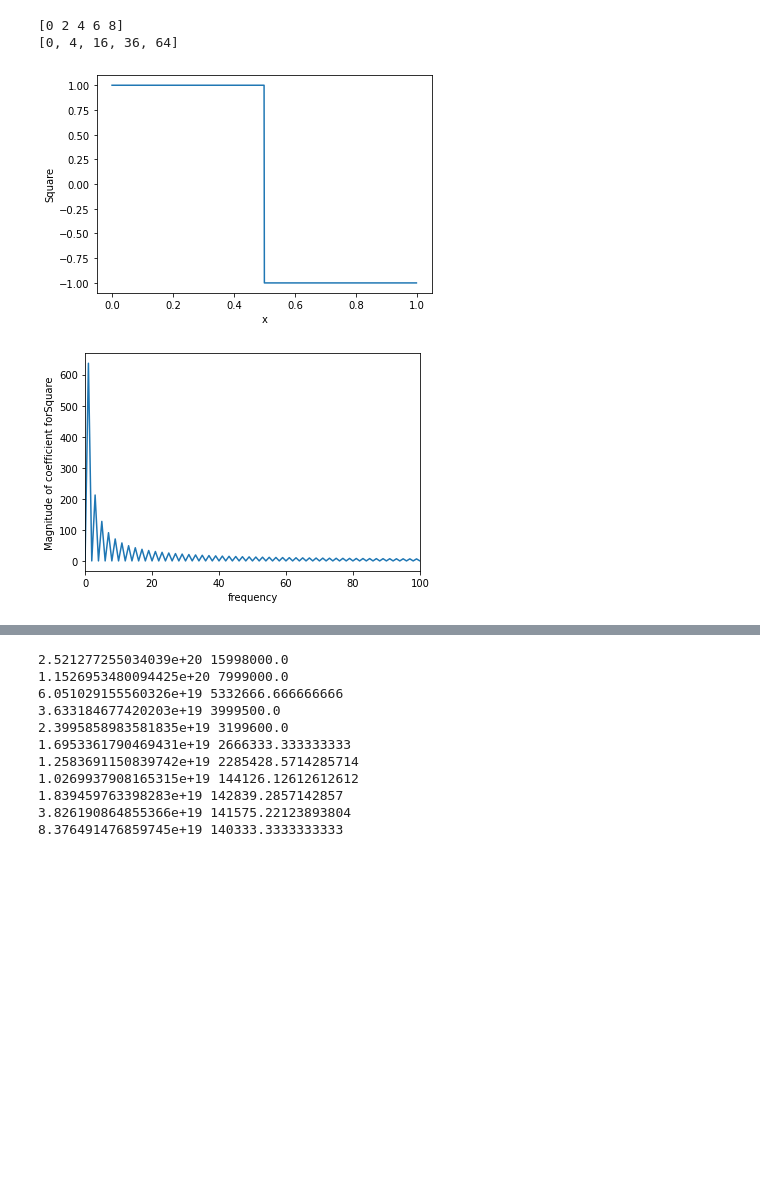
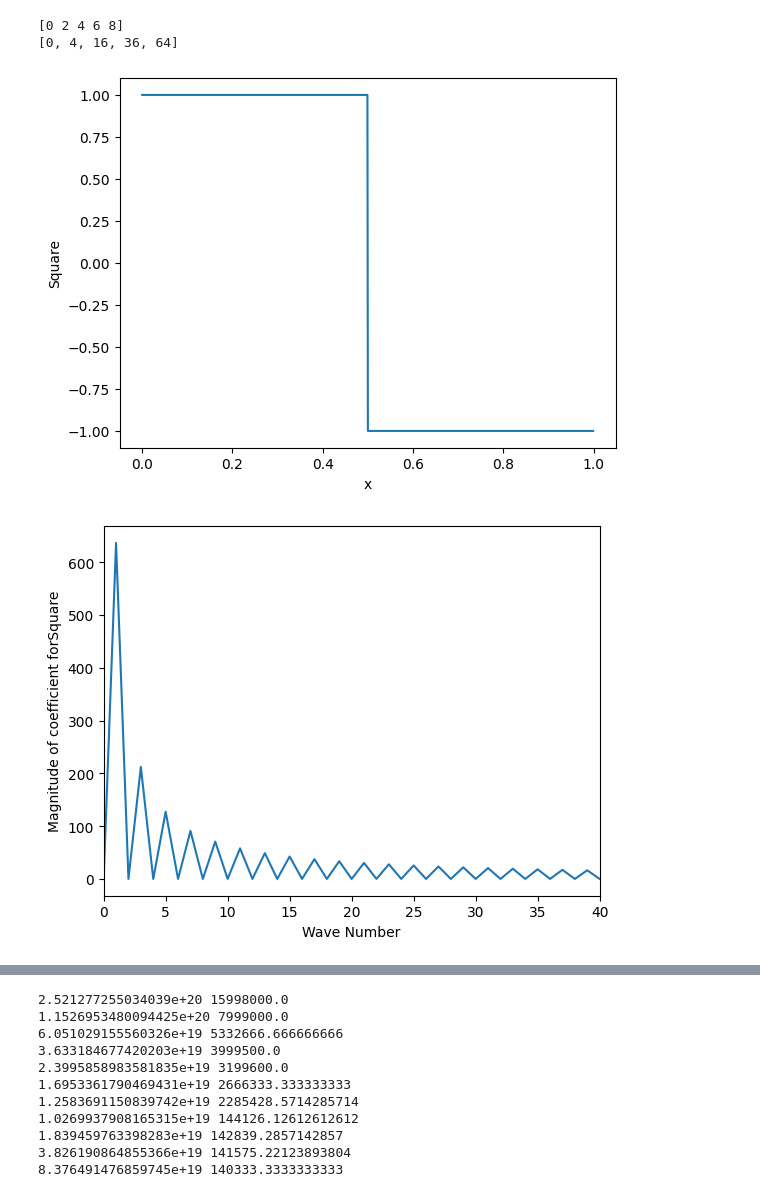
Before and after one commit to NIUCompPhys/Spring2024, a Jupyter notebook: PHYS 410-510 Chapter 7.ipynb, the cells around one changed output, grey strips where cells are left out. Cells and saved outputs as stored; diff of their text form; code cells hidden in the pictures; blank space fills up the shorter version.

```diff
--- a/PHYS 410-510 Chapter 7.ipynb
+++ b/PHYS 410-510 Chapter 7.ipynb
@@ -21,35 +21,39 @@ from numpy import arange
 from numpy.fft import rfft
 from pylab import plot,show,xlim,xlabel,ylabel
 from math import sin, pi
 
 def f_square(x):
   if x < 0.5: return 1
   else: return -1
 
 def f_sawtooth(x):
   return x
 
 def f_sin(x):
+  return sin(20*pi*x)
+
+def f2_sin(x):
   return sin(pi*x)*sin(20*pi*x)
 
 def discreteft(f,type):
   N = 1000
   x = arange(0,1,1./N)
   y = [f(x) for x in x]
   c = rfft(y)
   plot(x,y)
   xlabel("x")
   ylabel(type)
   show()
   plot(abs(c))## plot abs value of coefficient
-  xlim(0,100)
-  xlabel("frequency")
+  xlim(0,40)
+  xlabel("Wave Number")
   ylabel("Magnitude of coefficient for" + type)
   show()
 
 discreteft(f_square,"Square")
 discreteft(f_sawtooth,"Sawtooth")
-discreteft(f_sin,"sin(pi*n/N)*sin(20*pi*n/N)")
+discreteft(f_sin,"sin(20*pi*n/N)")
+discreteft(f2_sin,"sin(pi*n/N)*sin(20*pi*n/N)")
 # %% [output]
-[figure, old version]
+[figure, new version]
-[figure, old version]
+[figure, new version]
```
Also changed, not shown: parts of 6 cells of this notebook, 1 other file.
